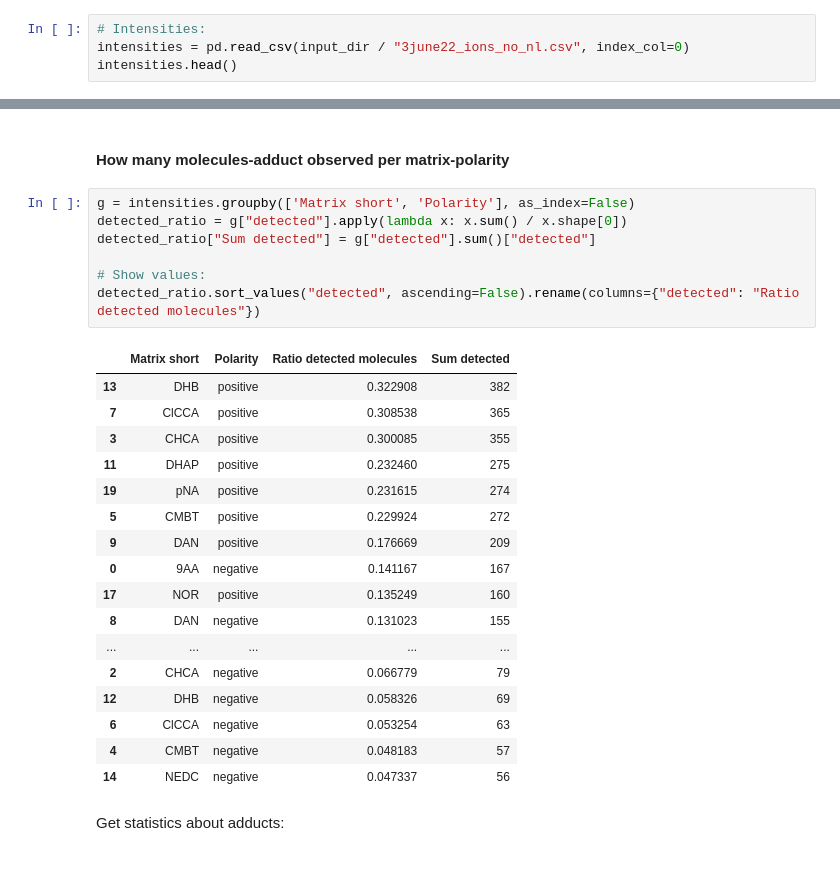
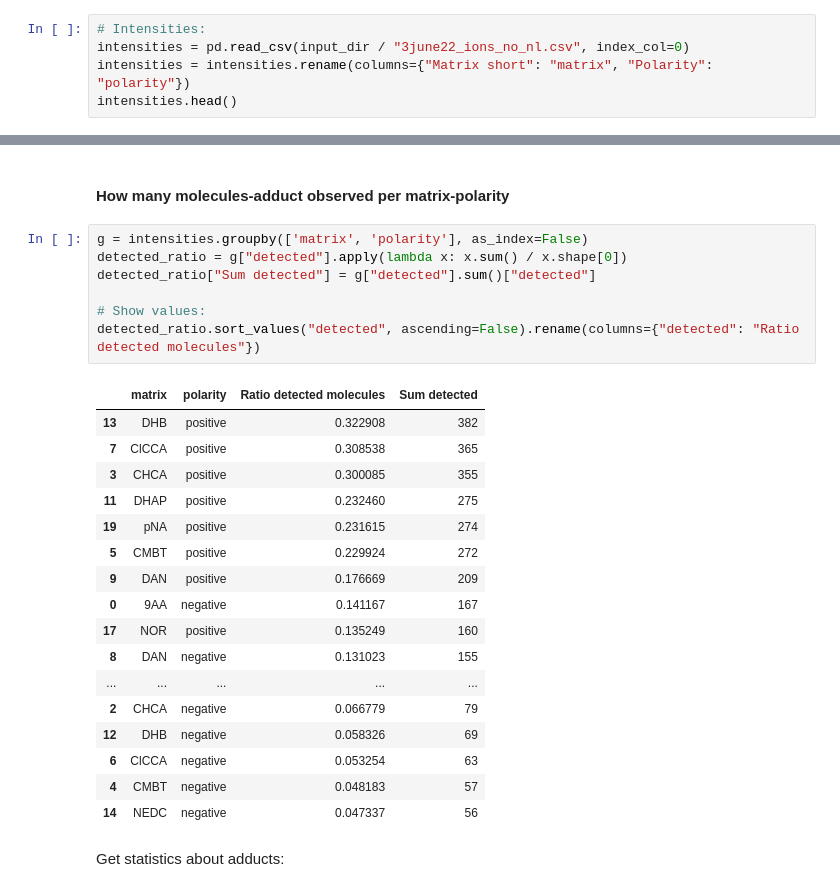
Before and after one commit to alexandrovteam/predicting-APMALDI-response, a Jupyter notebook: notebooks/visualize_data.ipynb, the cells around one changed output, grey strips where cells are left out. Saved outputs shown, nothing was run; the diff lists cells and outputs as text.

```diff
--- a/notebooks/visualize_data.ipynb
+++ b/notebooks/visualize_data.ipynb
@@ -155,5 +155,6 @@ all_mol_features
 # %%
 # Intensities:
 intensities = pd.read_csv(input_dir / "3june22_ions_no_nl.csv", index_col=0)
+intensities = intensities.rename(columns={"Matrix short": "matrix", "Polarity": "polarity"})
 intensities.head()
 # %% [output]
@@ -191,14 +192,14 @@ if remove_not_detected_adducts:
 # %% [markdown]
 #### How many molecules-adduct observed per matrix-polarity
 # %%
-g = intensities.groupby(['Matrix short', 'Polarity'], as_index=False)
+g = intensities.groupby(['matrix', 'polarity'], as_index=False)
 detected_ratio = g["detected"].apply(lambda x: x.sum() / x.shape[0])
 detected_ratio["Sum detected"] = g["detected"].sum()["detected"]
 
 # Show values:
 detected_ratio.sort_values("detected", ascending=False).rename(columns={"detected": "Ratio detected molecules"})
 # %% [output]
-|  | Matrix short | Polarity | Ratio detected molecules | Sum detected |
+|  | matrix | polarity | Ratio detected molecules | Sum detected |
 | 13 | DHB | positive | 0.322908 | 382 |
 | 7 | ClCCA | positive | 0.308538 | 365 |
 | 3 | CHCA | positive | 0.300085 | 355 |
```
Also changed, not shown: parts of 9 cells of this notebook, 1 other file.
